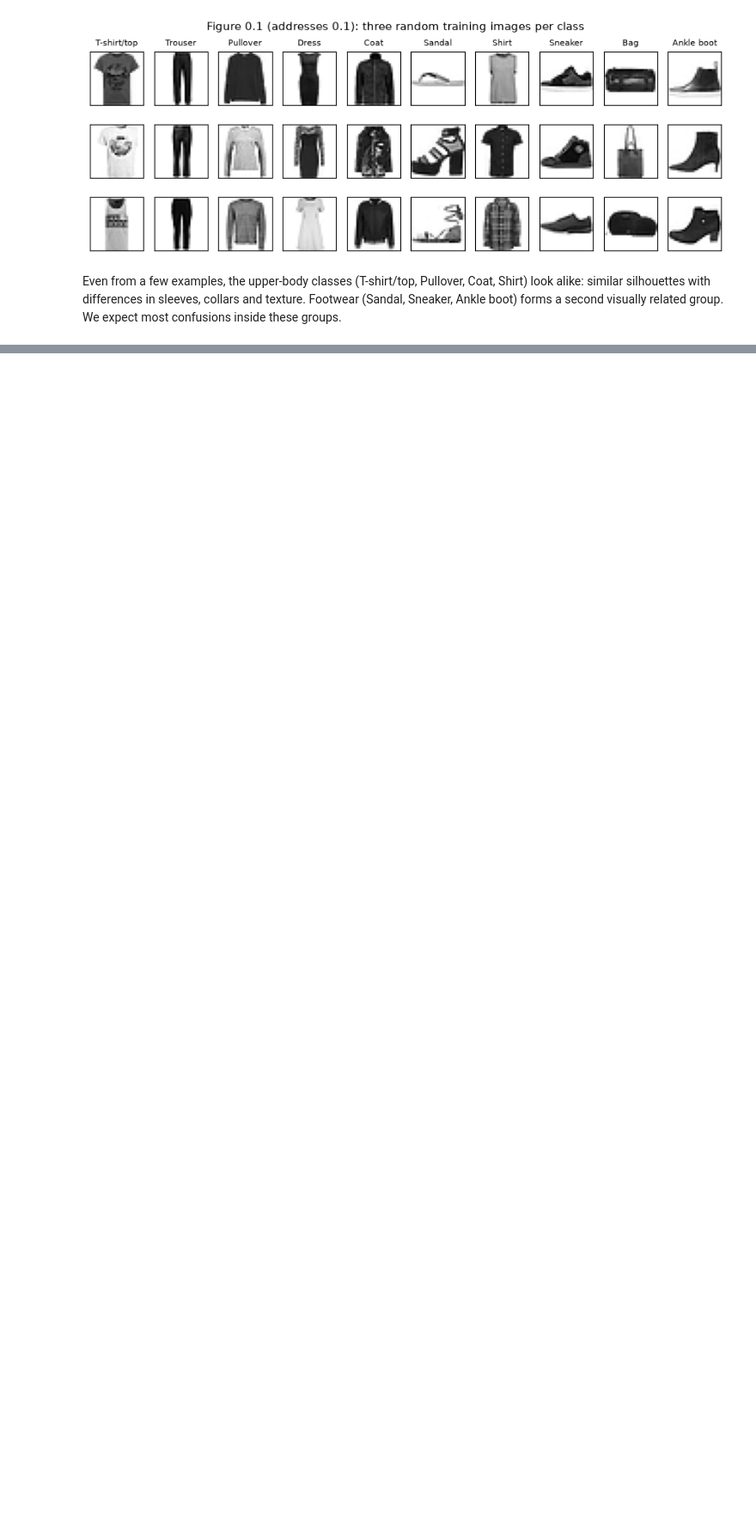
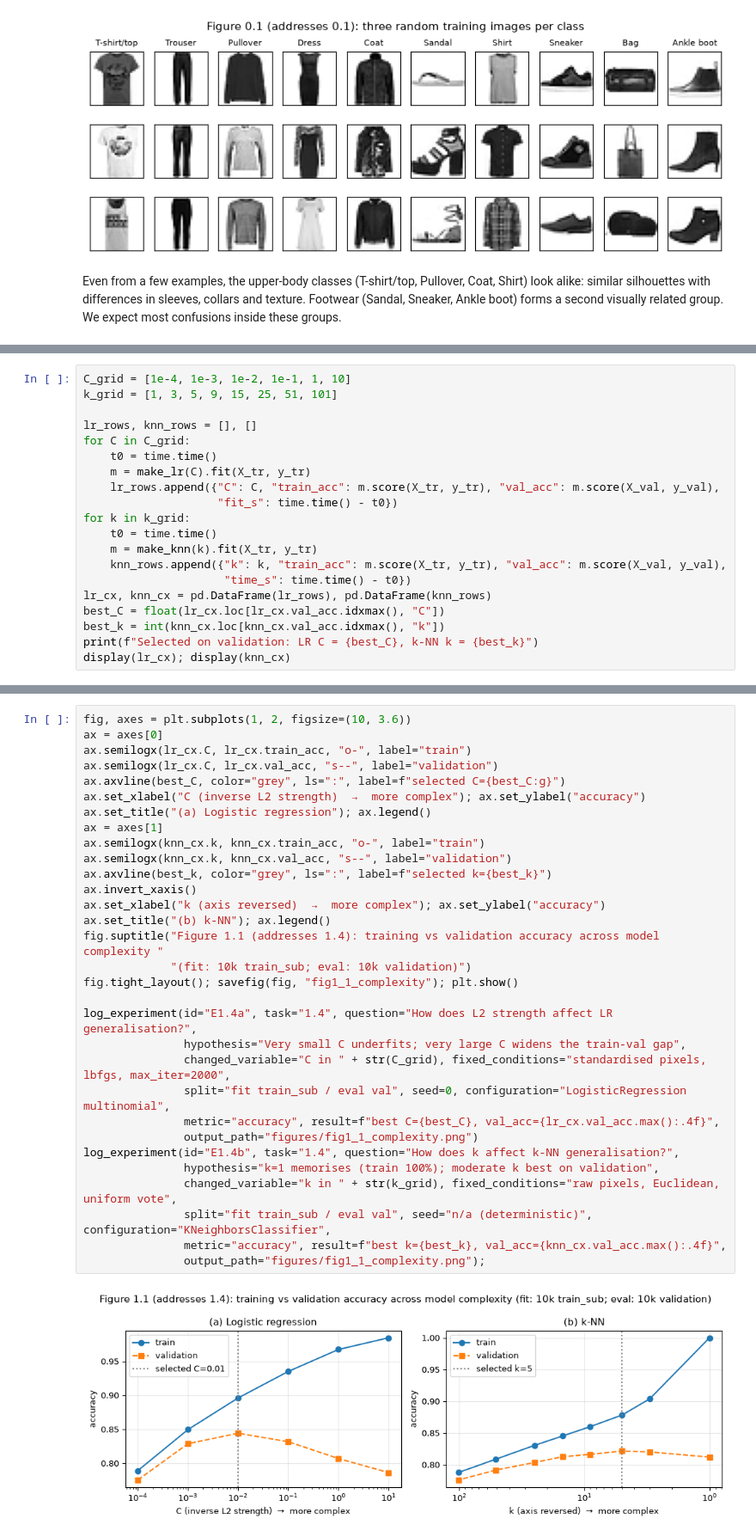
Before and after one commit to MazharulNibir1/ML_Coursework_1, a Jupyter notebook: coursework.ipynb, the cells around one changed output, grey strips where cells are left out. Shown at 86% size. Saved outputs shown, nothing was run; the diff lists cells and outputs as text; blank space fills up the shorter version.

Commit message:
Part 1: logistic regression vs k-NN, per-class metrics, error analysis, complexity study, Shirt threshold trade-off
Co-Authored-By: Claude Opus 5.5 <noreply@anthropic.com>

```diff
--- a/coursework.ipynb
+++ b/coursework.ipynb
@@ -127,0 +169,20 @@ Ankle boot) forms a second visually related group. We expect most confusions ins
+# %%
+C_grid = [1e-4, 1e-3, 1e-2, 1e-1, 1, 10]
+k_grid = [1, 3, 5, 9, 15, 25, 51, 101]
+
+lr_rows, knn_rows = [], []
+for C in C_grid:
+    t0 = time.time()
+    m = make_lr(C).fit(X_tr, y_tr)
+    lr_rows.append({"C": C, "train_acc": m.score(X_tr, y_tr), "val_acc": m.score(X_val, y_val),
+                    "fit_s": time.time() - t0})
+for k in k_grid:
+    t0 = time.time()
+    m = make_knn(k).fit(X_tr, y_tr)
+    knn_rows.append({"k": k, "train_acc": m.score(X_tr, y_tr), "val_acc": m.score(X_val, y_val),
+                     "time_s": time.time() - t0})
+lr_cx, knn_cx = pd.DataFrame(lr_rows), pd.DataFrame(knn_rows)
+best_C = float(lr_cx.loc[lr_cx.val_acc.idxmax(), "C"])
+best_k = int(knn_cx.loc[knn_cx.val_acc.idxmax(), "k"])
+print(f"Selected on validation: LR C = {best_C}, k-NN k = {best_k}")
+display(lr_cx); display(knn_cx)
@@ -127,0 +207,33 @@ Ankle boot) forms a second visually related group. We expect most confusions ins
+# %%
+fig, axes = plt.subplots(1, 2, figsize=(10, 3.6))
+ax = axes[0]
+ax.semilogx(lr_cx.C, lr_cx.train_acc, "o-", label="train")
+ax.semilogx(lr_cx.C, lr_cx.val_acc, "s--", label="validation")
+ax.axvline(best_C, color="grey", ls=":", label=f"selected C={best_C:g}")
+ax.set_xlabel("C (inverse L2 strength)  →  more complex"); ax.set_ylabel("accuracy")
+ax.set_title("(a) Logistic regression"); ax.legend()
+ax = axes[1]
+ax.semilogx(knn_cx.k, knn_cx.train_acc, "o-", label="train")
+ax.semilogx(knn_cx.k, knn_cx.val_acc, "s--", label="validation")
+ax.axvline(best_k, color="grey", ls=":", label=f"selected k={best_k}")
+ax.invert_xaxis()
+ax.set_xlabel("k (axis reversed)  →  more complex"); ax.set_ylabel("accuracy")
+ax.set_title("(b) k-NN"); ax.legend()
+fig.suptitle("Figure 1.1 (addresses 1.4): training vs validation accuracy across model complexity "
+             "(fit: 10k train_sub; eval: 10k validation)")
+fig.tight_layout(); savefig(fig, "fig1_1_complexity"); plt.show()
+
+log_experiment(id="E1.4a", task="1.4", question="How does L2 strength affect LR generalisation?",
+               hypothesis="Very small C underfits; very large C widens the train-val gap",
+               changed_variable="C in " + str(C_grid), fixed_conditions="standardised pixels, lbfgs, max_iter=2000",
+               split="fit train_sub / eval val", seed=0, configuration="LogisticRegression multinomial",
+               metric="accuracy", result=f"best C={best_C}, val_acc={lr_cx.val_acc.max():.4f}",
+               output_path="figures/fig1_1_complexity.png")
+log_experiment(id="E1.4b", task="1.4", question="How does k affect k-NN generalisation?",
+               hypothesis="k=1 memorises (train 100%); moderate k best on validation",
+               changed_variable="k in " + str(k_grid), fixed_conditions="raw pixels, Euclidean, uniform vote",
+               split="fit train_sub / eval val", seed="n/a (deterministic)", configuration="KNeighborsClassifier",
+               metric="accuracy", result=f"best k={best_k}, val_acc={knn_cx.val_acc.max():.4f}",
+               output_path="figures/fig1_1_complexity.png");
+# %% [output]
+[figure, added]
```
Also changed, not shown: parts of 19 cells of this notebook, 11 other files.
